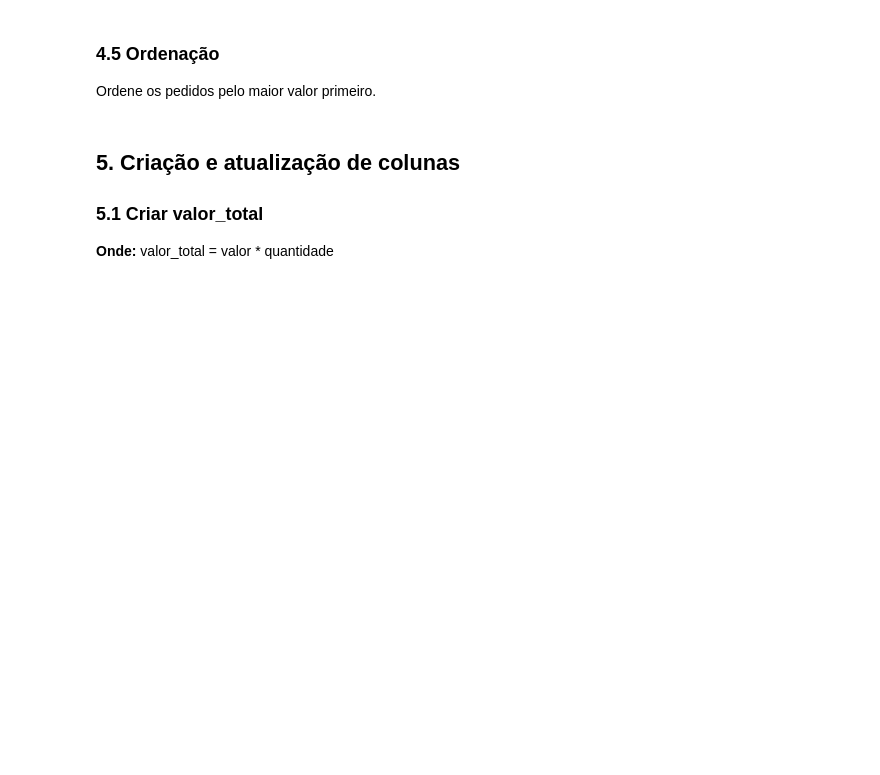
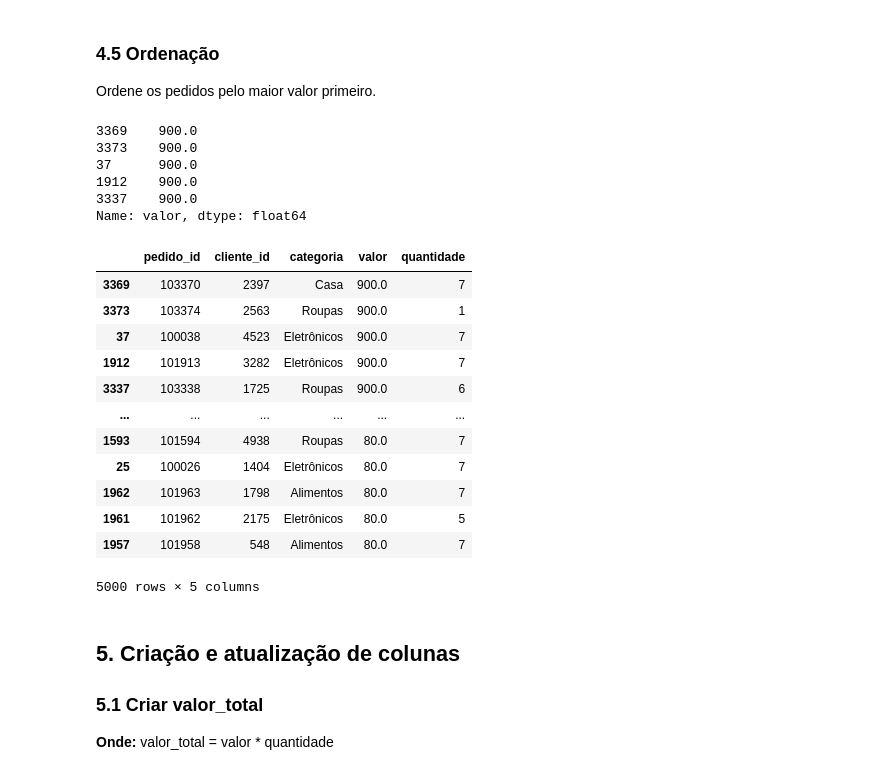
Before and after one commit to Somutt/revisao_py, a Jupyter notebook: 02_data_analysis/pandas_ecommerce.ipynb, the cells around one changed output. Cells and saved outputs as stored; diff of their text form; code cells hidden in the pictures; blank space fills up the shorter version.

```diff
--- a/02_data_analysis/pandas_ecommerce.ipynb
+++ b/02_data_analysis/pandas_ecommerce.ipynb
@@ -959,7 +1001,32 @@ Usando **.iloc[]**, selecione:
 
 Ordene os pedidos pelo maior valor primeiro.
 # %%
-#Implementação
+pedidos_ord = pedidos_df['valor'].sort_values(ascending=False)
+
+pedidos_ord.head()
+# %% [output]
+3369    900.0
+3373    900.0
+37      900.0
+1912    900.0
+3337    900.0
+Name: valor, dtype: float64
+# %%
+pedidos_df.loc[pedidos_ord.index]
+# %% [output]
+|  | pedido_id | cliente_id | categoria | valor | quantidade |
+| 3369 | 103370 | 2397 | Casa | 900.0 | 7 |
+| 3373 | 103374 | 2563 | Roupas | 900.0 | 1 |
+| 37 | 100038 | 4523 | Eletrônicos | 900.0 | 7 |
+| 1912 | 101913 | 3282 | Eletrônicos | 900.0 | 7 |
+| 3337 | 103338 | 1725 | Roupas | 900.0 | 6 |
+| ... | ... | ... | ... | ... | ... |
+| 1593 | 101594 | 4938 | Roupas | 80.0 | 7 |
+| 25 | 100026 | 1404 | Eletrônicos | 80.0 | 7 |
+| 1962 | 101963 | 1798 | Alimentos | 80.0 | 7 |
+| 1961 | 101962 | 2175 | Eletrônicos | 80.0 | 5 |
+| 1957 | 101958 | 548 | Alimentos | 80.0 | 7 |
+5000 rows × 5 columns
 # %% [markdown]
 ## 5. Criação e atualização de colunas
 
```
Also changed, not shown: parts of 4 cells of this notebook.
